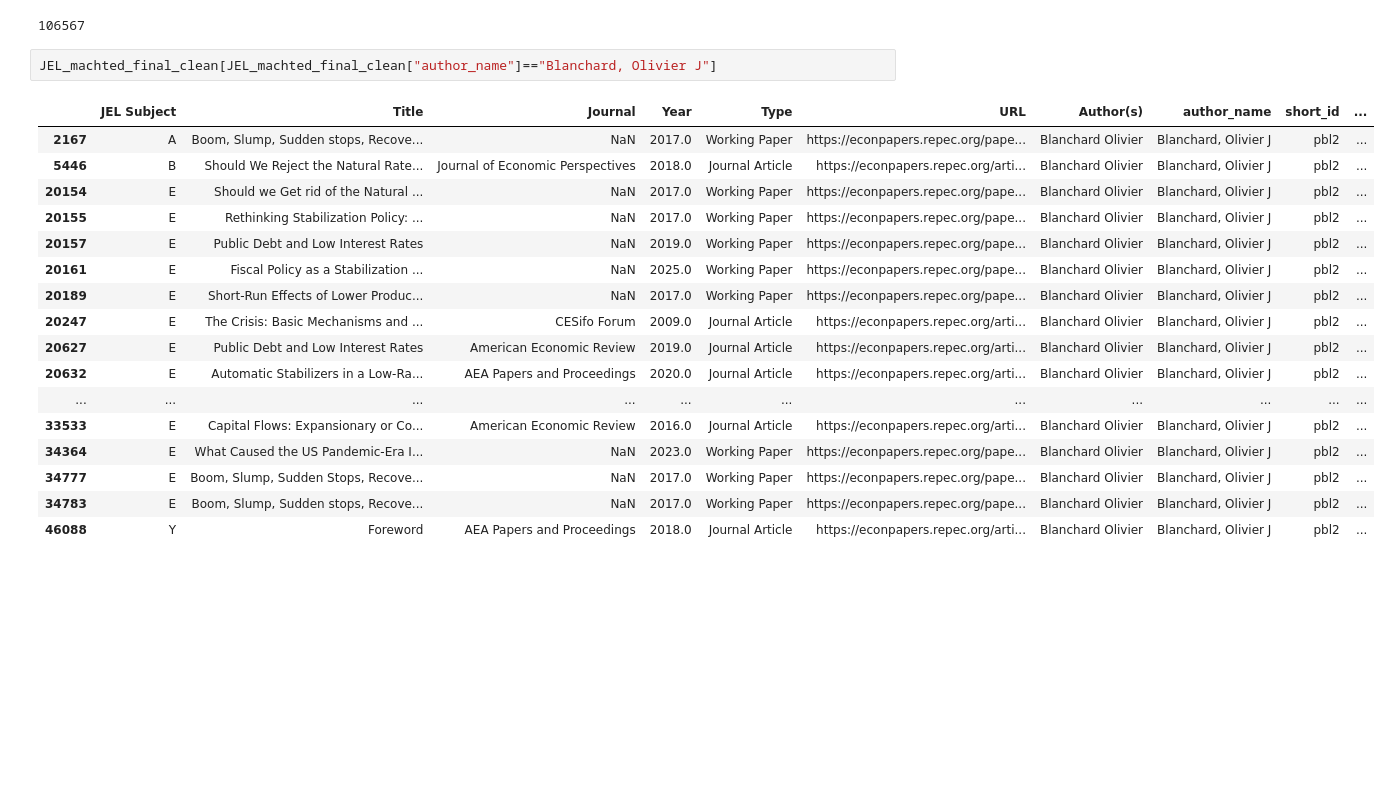
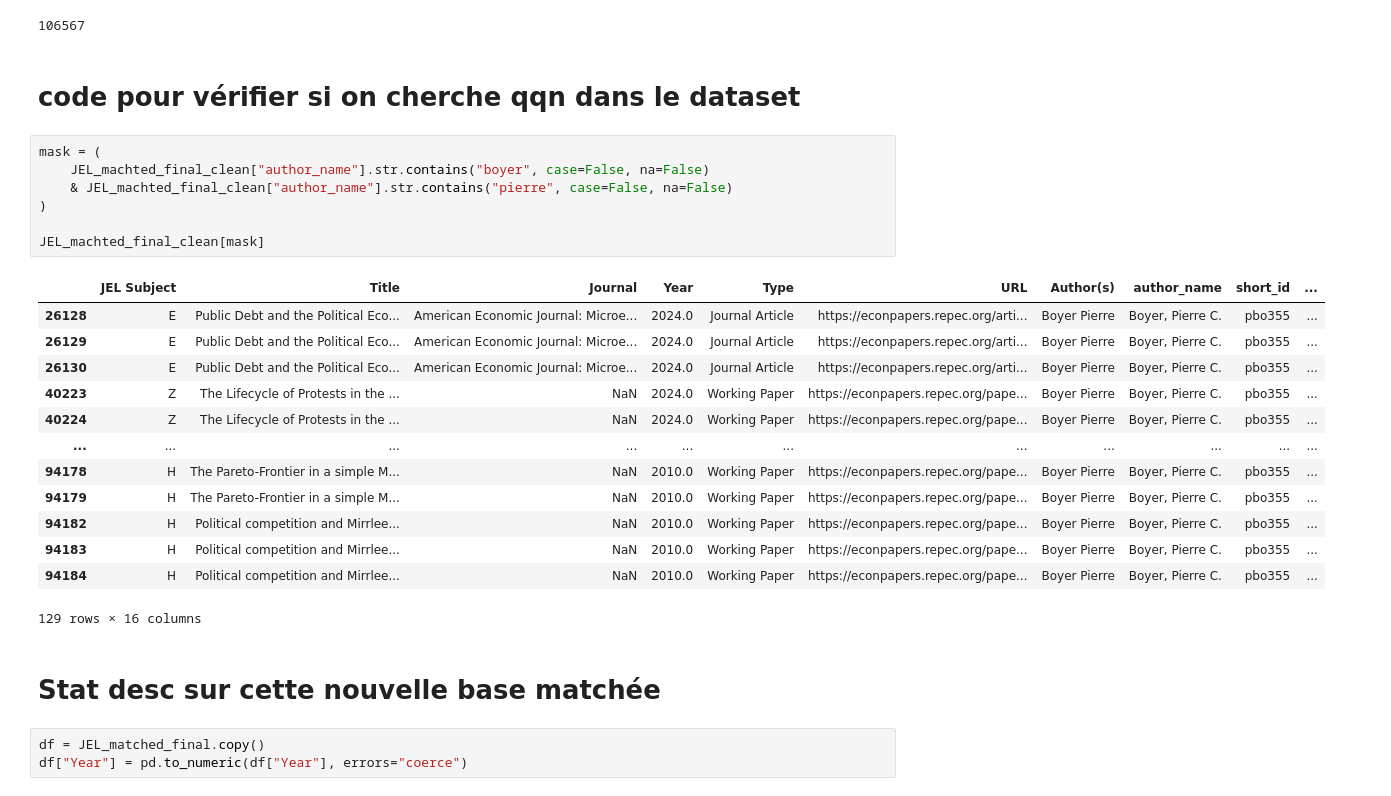
Before and after one commit to celinamadaschi/Telecom-DataAnalysis_Economics, a Jupyter notebook: isaure merge.ipynb, the cells around one changed output. Drawn from its saved outputs; the diff is of its cells as text; blank space fills up the shorter version.

Commit message:
stat desc

```diff
--- a/isaure merge.ipynb
+++ b/isaure merge.ipynb
@@ -306,23 +306,31 @@ JEL_machted_final_clean.to_csv("final1.csv", index=False)
 len(JEL_machted_final_clean)
 # %% [output]
 106567
+# %% [markdown]
+# code pour vérifier si on cherche qqn dans le dataset
 # %%
-JEL_machted_final_clean[JEL_machted_final_clean["author_name"]=="Blanchard, Olivier J"]
+mask = (
+    JEL_machted_final_clean["author_name"].str.contains("boyer", case=False, na=False)
+    & JEL_machted_final_clean["author_name"].str.contains("pierre", case=False, na=False)
+)
+
+JEL_machted_final_clean[mask]
 # %% [output]
 |  | JEL Subject | Title | Journal | Year | Type | URL | Author(s) | author_name | short_id | ... |
-| 2167 | A | Boom, Slump, Sudden stops, Recove... | NaN | 2017.0 | Working Paper | https://econpapers.repec.org/pape... | Blanchard Olivier | Blanchard, Olivier J | pbl2 | ... |
-| 5446 | B | Should We Reject the Natural Rate... | Journal of Economic Perspectives | 2018.0 | Journal Article | https://econpapers.repec.org/arti... | Blanchard Olivier | Blanchard, Olivier J | pbl2 | ... |
-| 20154 | E | Should we Get rid of the Natural ... | NaN | 2017.0 | Working Paper | https://econpapers.repec.org/pape... | Blanchard Olivier | Blanchard, Olivier J | pbl2 | ... |
-| 20155 | E | Rethinking Stabilization Policy: ... | NaN | 2017.0 | Working Paper | https://econpapers.repec.org/pape... | Blanchard Olivier | Blanchard, Olivier J | pbl2 | ... |
-| 20157 | E | Public Debt and Low Interest Rates | NaN | 2019.0 | Working Paper | https://econpapers.repec.org/pape... | Blanchard Olivier | Blanchard, Olivier J | pbl2 | ... |
-| 20161 | E | Fiscal Policy as a Stabilization ... | NaN | 2025.0 | Working Paper | https://econpapers.repec.org/pape... | Blanchard Olivier | Blanchard, Olivier J | pbl2 | ... |
-| 20189 | E | Short-Run Effects of Lower Produc... | NaN | 2017.0 | Working Paper | https://econpapers.repec.org/pape... | Blanchard Olivier | Blanchard, Olivier J | pbl2 | ... |
-| 20247 | E | The Crisis: Basic Mechanisms and ... | CESifo Forum | 2009.0 | Journal Article | https://econpapers.repec.org/arti... | Blanchard Olivier | Blanchard, Olivier J | pbl2 | ... |
-| 20627 | E | Public Debt and Low Interest Rates | American Economic Review | 2019.0 | Journal Article | https://econpapers.repec.org/arti... | Blanchard Olivier | Blanchard, Olivier J | pbl2 | ... |
-| 20632 | E | Automatic Stabilizers in a Low-Ra... | AEA Papers and Proceedings | 2020.0 | Journal Article | https://econpapers.repec.org/arti... | Blanchard Olivier | Blanchard, Olivier J | pbl2 | ... |
+| 26128 | E | Public Debt and the Political Eco... | American Economic Journal: Microe... | 2024.0 | Journal Article | https://econpapers.repec.org/arti... | Boyer Pierre | Boyer, Pierre C. | pbo355 | ... |
+| 26129 | E | Public Debt and the Political Eco... | American Economic Journal: Microe... | 2024.0 | Journal Article | https://econpapers.repec.org/arti... | Boyer Pierre | Boyer, Pierre C. | pbo355 | ... |
+| 26130 | E | Public Debt and the Political Eco... | American Economic Journal: Microe... | 2024.0 | Journal Article | https://econpapers.repec.org/arti... | Boyer Pierre | Boyer, Pierre C. | pbo355 | ... |
+| 40223 | Z | The Lifecycle of Protests in the ... | NaN | 2024.0 | Working Paper | https://econpapers.repec.org/pape... | Boyer Pierre | Boyer, Pierre C. | pbo355 | ... |
+| 40224 | Z | The Lifecycle of Protests in the ... | NaN | 2024.0 | Working Paper | https://econpapers.repec.org/pape... | Boyer Pierre | Boyer, Pierre C. | pbo355 | ... |
 | ... | ... | ... | ... | ... | ... | ... | ... | ... | ... | ... |
-| 33533 | E | Capital Flows: Expansionary or Co... | American Economic Review | 2016.0 | Journal Article | https://econpapers.repec.org/arti... | Blanchard Olivier | Blanchard, Olivier J | pbl2 | ... |
-| 34364 | E | What Caused the US Pandemic-Era I... | NaN | 2023.0 | Working Paper | https://econpapers.repec.org/pape... | Blanchard Olivier | Blanchard, Olivier J | pbl2 | ... |
-| 34777 | E | Boom, Slump, Sudden Stops, Recove... | NaN | 2017.0 | Working Paper | https://econpapers.repec.org/pape... | Blanchard Olivier | Blanchard, Olivier J | pbl2 | ... |
-| 34783 | E | Boom, Slump, Sudden stops, Recove... | NaN | 2017.0 | Working Paper | https://econpapers.repec.org/pape... | Blanchard Olivier | Blanchard, Olivier J | pbl2 | ... |
-| 46088 | Y | Foreword | AEA Papers and Proceedings | 2018.0 | Journal Article | https://econpapers.repec.org/arti... | Blanchard Olivier | Blanchard, Olivier J | pbl2 | ... |
+| 94178 | H | The Pareto-Frontier in a simple M... | NaN | 2010.0 | Working Paper | https://econpapers.repec.org/pape... | Boyer Pierre | Boyer, Pierre C. | pbo355 | ... |
+| 94179 | H | The Pareto-Frontier in a simple M... | NaN | 2010.0 | Working Paper | https://econpapers.repec.org/pape... | Boyer Pierre | Boyer, Pierre C. | pbo355 | ... |
+| 94182 | H | Political competition and Mirrlee... | NaN | 2010.0 | Working Paper | https://econpapers.repec.org/pape... | Boyer Pierre | Boyer, Pierre C. | pbo355 | ... |
+| 94183 | H | Political competition and Mirrlee... | NaN | 2010.0 | Working Paper | https://econpapers.repec.org/pape... | Boyer Pierre | Boyer, Pierre C. | pbo355 | ... |
+| 94184 | H | Political competition and Mirrlee... | NaN | 2010.0 | Working Paper | https://econpapers.repec.org/pape... | Boyer Pierre | Boyer, Pierre C. | pbo355 | ... |
+129 rows × 16 columns
+# %% [markdown]
+# Stat desc sur cette nouvelle base matchée
+# %%
+df = JEL_matched_final.copy()
+df["Year"] = pd.to_numeric(df["Year"], errors="coerce")
```
Also changed, not shown: parts of 22 cells of this notebook.
